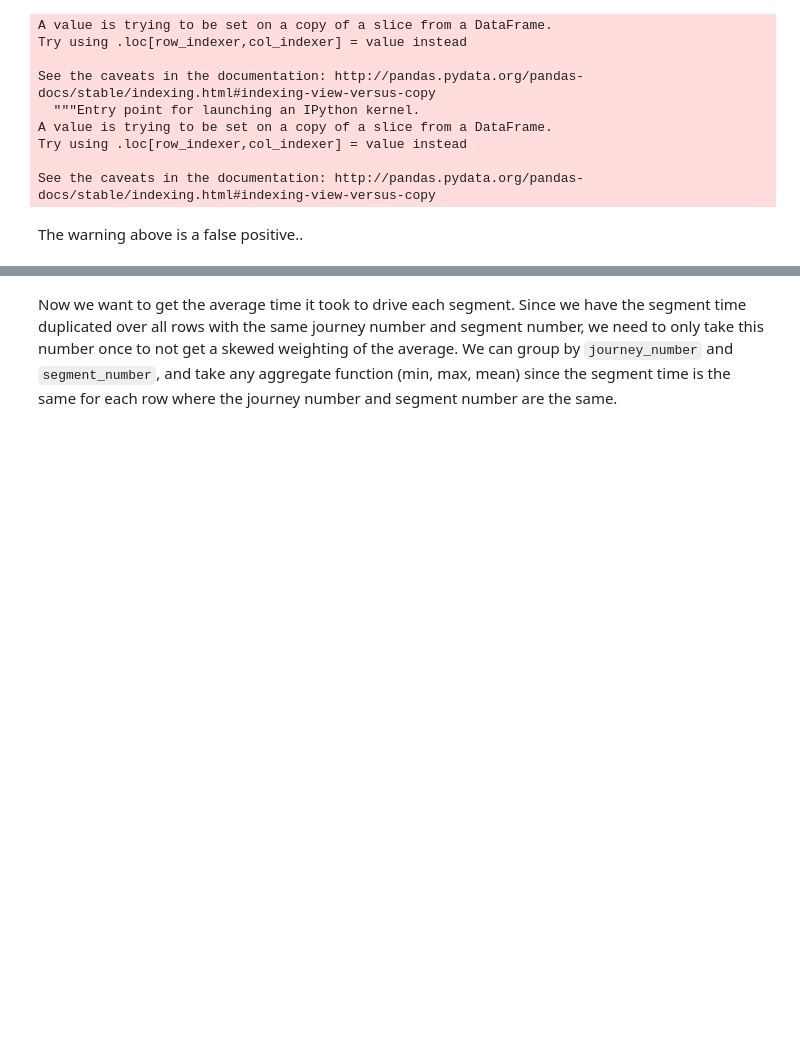
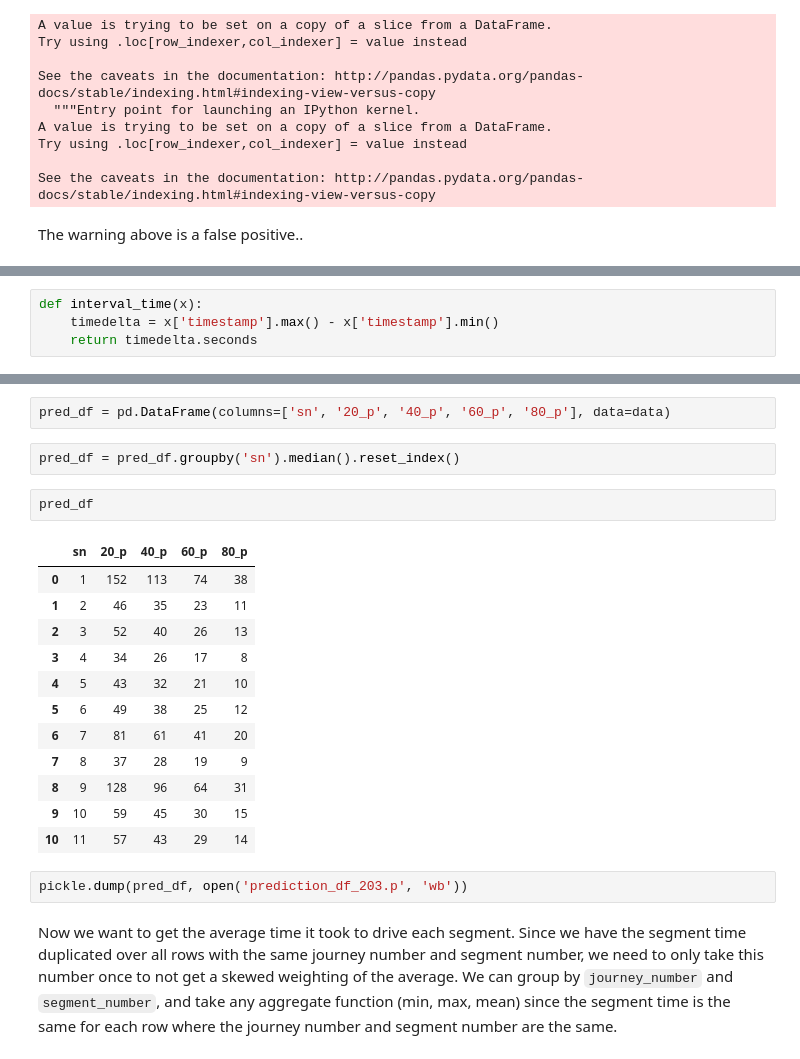
Before and after one commit to M20190649/TDDE19-bus-arrival-time, a Jupyter notebook: baseline_models/baseline_model_203.ipynb, the cells around one changed output, grey strips where cells are left out. Cells and saved outputs as stored; diff of their text form; blank space fills up the shorter version.

```diff
--- a/baseline_models/baseline_model_203.ipynb
+++ b/baseline_models/baseline_model_203.ipynb
@@ -73,3 +73,7 @@ train.head(1)
 # %% [output]
 |  | Unnamed: 0 | timestamp | event | vehicle_id | line | longitude | latitude | direction | speed | station | ... |
 | 0 | 0 | 2018-02-16 04:48:40+01:00 | JourneyStartedEvent | 5432 | 203 | 58.414238 | 15.571015 | -1.0 | -1.0 | NaN | ... |
+# %%
+def interval_time(x):
+    timedelta = x['timestamp'].max() - x['timestamp'].min()
+    return timedelta.seconds
@@ -76,3 +89,24 @@ train.head(1)
+# %%
+pred_df = pd.DataFrame(columns=['sn', '20_p', '40_p', '60_p', '80_p'], data=data)
+# %%
+pred_df = pred_df.groupby('sn').median().reset_index()
+# %%
+pred_df
+# %% [output]
+|  | sn | 20_p | 40_p | 60_p | 80_p |
+| 0 | 1 | 152 | 113 | 74 | 38 |
+| 1 | 2 | 46 | 35 | 23 | 11 |
+| 2 | 3 | 52 | 40 | 26 | 13 |
+| 3 | 4 | 34 | 26 | 17 | 8 |
+| 4 | 5 | 43 | 32 | 21 | 10 |
+| 5 | 6 | 49 | 38 | 25 | 12 |
+| 6 | 7 | 81 | 61 | 41 | 20 |
+| 7 | 8 | 37 | 28 | 19 | 9 |
+| 8 | 9 | 128 | 96 | 64 | 31 |
+| 9 | 10 | 59 | 45 | 30 | 15 |
+| 10 | 11 | 57 | 43 | 29 | 14 |
+# %%
+pickle.dump(pred_df, open('prediction_df_203.p', 'wb'))
 # %% [markdown]
 Now we want to get the average time it took to drive each segment. Since we have the segment time duplicated over all rows with the same journey number and segment number, we need to only take this number once to not get a skewed weighting of the average. We can group by `journey_number` and `segment_number`, and take any aggregate function (min, max, mean) since the segment time is the same for each row where the journey number and segment number are the same.
 # %%
```
Also changed, not shown: parts of 15 cells of this notebook.
